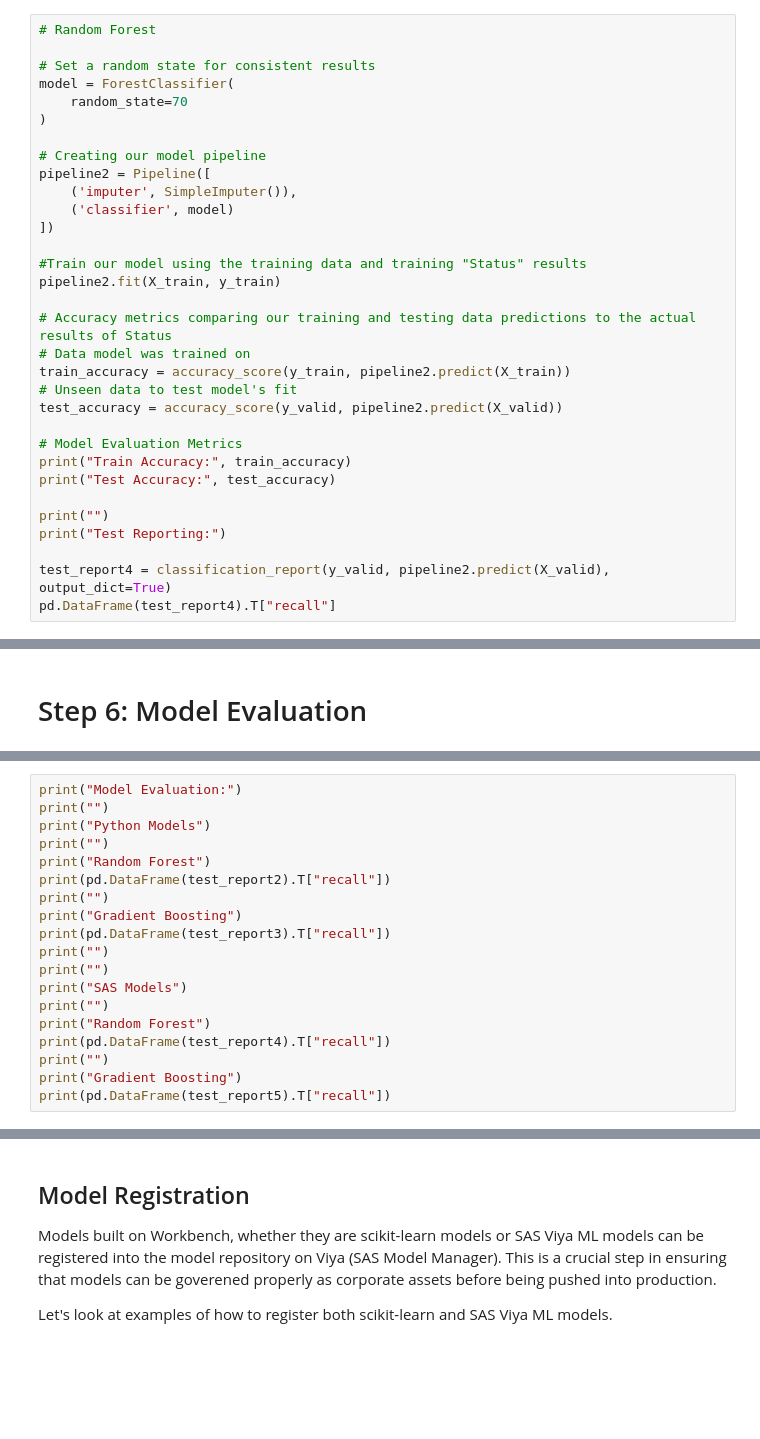
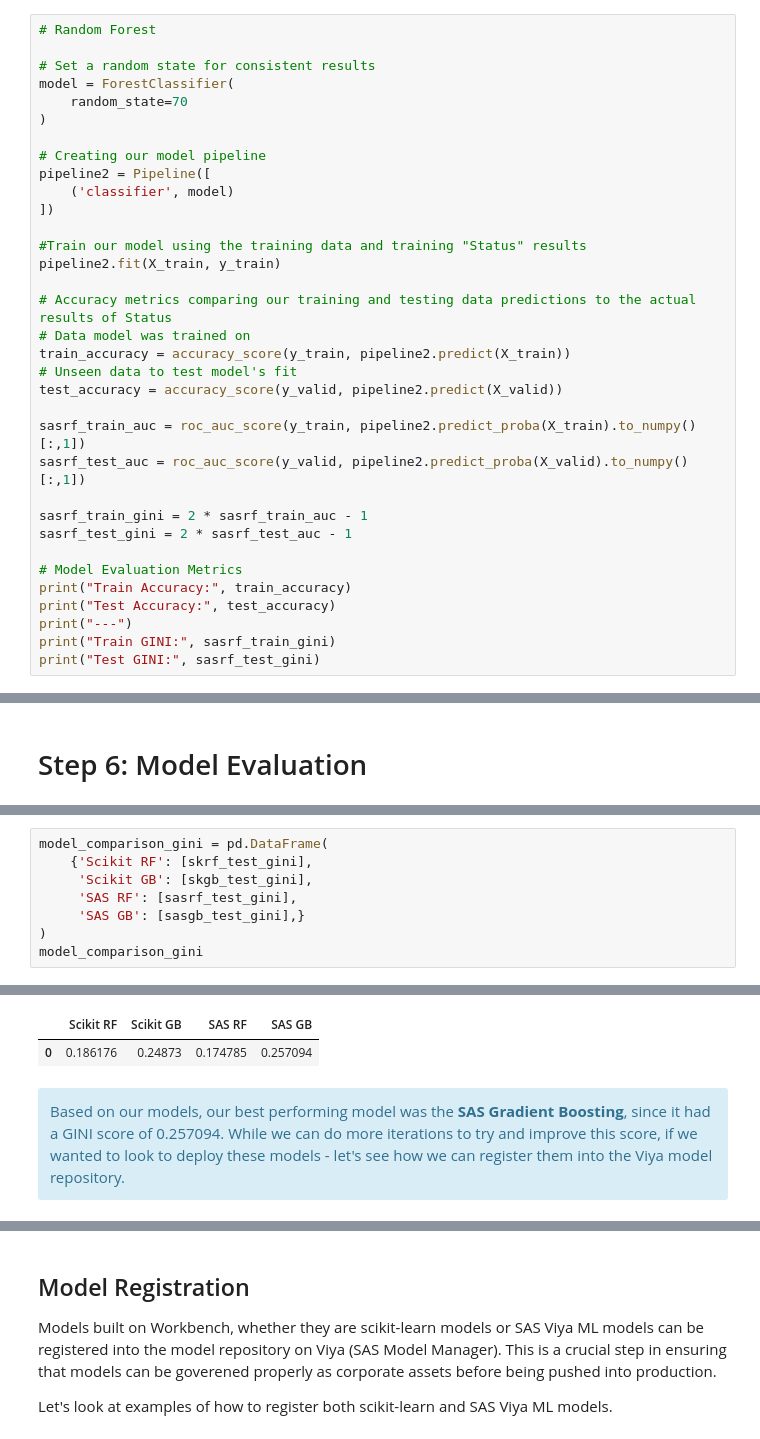
Before and after one commit to yjchingsas/ViyaWBWorkshopHandsOn, a Jupyter notebook: LendingClub_Python.ipynb, the cells around one changed output, grey strips where cells are left out. Drawn from its saved outputs; the diff is of its cells as text; blank space fills up the shorter version.

Commit message:
updated notebook to use GINI

```diff
--- a/LendingClub_Python.ipynb
+++ b/LendingClub_Python.ipynb
@@ -459,7 +426,6 @@ model = ForestClassifier(
 
 # Creating our model pipeline
 pipeline2 = Pipeline([
-    ('imputer', SimpleImputer()),
     ('classifier', model)
 ])
 
@@ -472,15 +438,18 @@ train_accuracy = accuracy_score(y_train, pipeline2.predict(X_train))
 # Unseen data to test model's fit
 test_accuracy = accuracy_score(y_valid, pipeline2.predict(X_valid))
 
+sasrf_train_auc = roc_auc_score(y_train, pipeline2.predict_proba(X_train).to_numpy()[:,1])
+sasrf_test_auc = roc_auc_score(y_valid, pipeline2.predict_proba(X_valid).to_numpy()[:,1])
+
+sasrf_train_gini = 2 * sasrf_train_auc - 1
+sasrf_test_gini = 2 * sasrf_test_auc - 1
+
 # Model Evaluation Metrics
 print("Train Accuracy:", train_accuracy)
 print("Test Accuracy:", test_accuracy)
-
-print("")
-print("Test Reporting:")
-
-test_report4 = classification_report(y_valid, pipeline2.predict(X_valid), output_dict=True)
-pd.DataFrame(test_report4).T["recall"]
+print("---")
+print("Train GINI:", sasrf_train_gini)
+print("Test GINI:", sasrf_test_gini)
 # %% [output]
 Train Accuracy: 0.8569564082484991
 Test Accuracy: 0.8402922755741128
@@ -554,20 +511,9 @@ In this project, it is essential we compare our models not only on accuracy but
 # %%
-print("Model Evaluation:")
-print("")
-print("Python Models")
-print("")
-print("Random Forest")
-print(pd.DataFrame(test_report2).T["recall"])
-print("")
-print("Gradient Boosting")
-print(pd.DataFrame(test_report3).T["recall"])
-print("")
-print("")
-print("SAS Models")
-print("")
-print("Random Forest")
-print(pd.DataFrame(test_report4).T["recall"])
-print("")
-print("Gradient Boosting")
-print(pd.DataFrame(test_report5).T["recall"])
+model_comparison_gini = pd.DataFrame(
+    {'Scikit RF': [skrf_test_gini],
+     'Scikit GB': [skgb_test_gini],
+     'SAS RF': [sasrf_test_gini],
+     'SAS GB': [sasgb_test_gini],}
+)
+model_comparison_gini
 # %% [output]
@@ -591 +520,8 @@ Name: recall, dtype: float64
+|  | Scikit RF | Scikit GB | SAS RF | SAS GB |
+| 0 | 0.186176 | 0.24873 | 0.174785 | 0.257094 |
+# %% [markdown]
+
+<div class="alert alert-info" role="alert">
+Based on our models, our best performing model was the <b>SAS Gradient Boosting</b>, since it had a GINI score of 0.257094. While we can do more iterations to try and improve this score, if we wanted to look to deploy these models - let's see how we can register them into the Viya model repository.
+</div>
 # %% [markdown]
```
Also changed, not shown: parts of 13 cells of this notebook.
